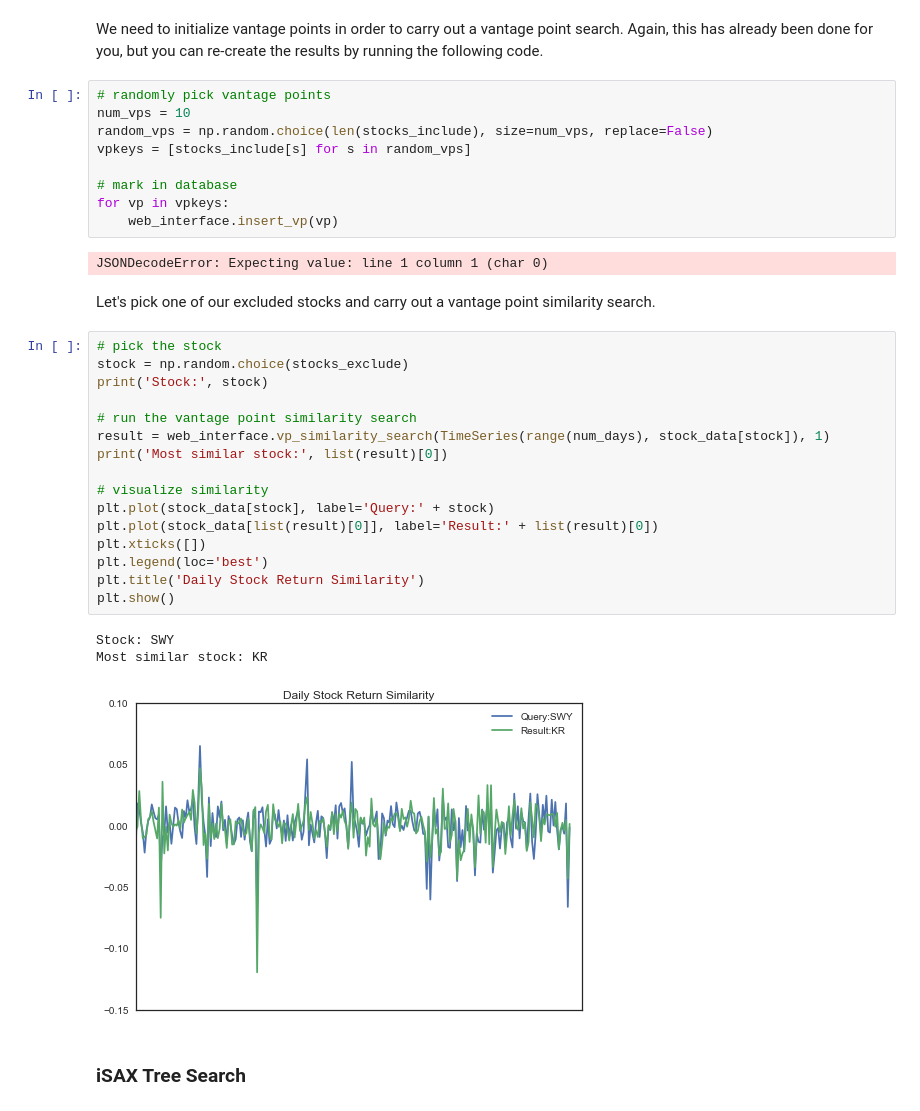
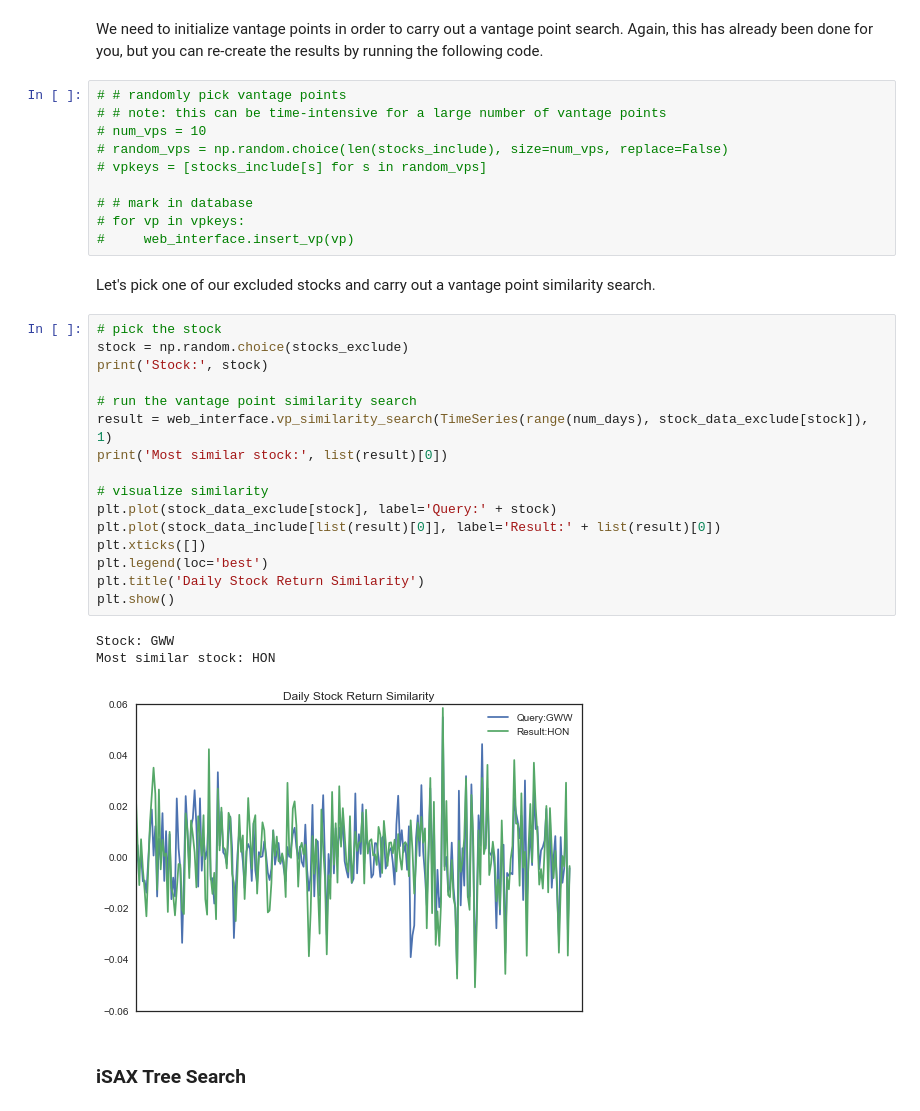
Before and after one commit to Mynti207/TimeDB, a Jupyter notebook: docs/stock_example_returns.ipynb, the cells around one changed output. Saved outputs shown, nothing was run; the diff lists cells and outputs as text.

```diff
--- a/docs/stock_example_returns.ipynb
+++ b/docs/stock_example_returns.ipynb
@@ -105,38 +105,37 @@ len(web_interface.select())
 # %% [markdown]
 We need to initialize vantage points in order to carry out a vantage point search. Again, this has already been done for you, but you can re-create the results by running the following code.
 # %%
-# randomly pick vantage points
-num_vps = 10
-random_vps = np.random.choice(len(stocks_include), size=num_vps, replace=False)
-vpkeys = [stocks_include[s] for s in random_vps]
+# # randomly pick vantage points
+# # note: this can be time-intensive for a large number of vantage points
+# num_vps = 10
+# random_vps = np.random.choice(len(stocks_include), size=num_vps, replace=False)
+# vpkeys = [stocks_include[s] for s in random_vps]
 
-# mark in database
-for vp in vpkeys:
-    web_interface.insert_vp(vp)
+# # mark in database
+# for vp in vpkeys:
+#     web_interface.insert_vp(vp)
-# %% [output]
-JSONDecodeError: Expecting value: line 1 column 1 (char 0)
 # %% [markdown]
 Let's pick one of our excluded stocks and carry out a vantage point similarity search.
 # %%
 # pick the stock
 stock = np.random.choice(stocks_exclude)
 print('Stock:', stock)
 
 # run the vantage point similarity search
-result = web_interface.vp_similarity_search(TimeSeries(range(num_days), stock_data[stock]), 1)
+result = web_interface.vp_similarity_search(TimeSeries(range(num_days), stock_data_exclude[stock]), 1)
 print('Most similar stock:', list(result)[0])
 
 # visualize similarity
-plt.plot(stock_data[stock], label='Query:' + stock)
-plt.plot(stock_data[list(result)[0]], label='Result:' + list(result)[0])
+plt.plot(stock_data_exclude[stock], label='Query:' + stock)
+plt.plot(stock_data_include[list(result)[0]], label='Result:' + list(result)[0])
 plt.xticks([])
 plt.legend(loc='best')
 plt.title('Daily Stock Return Similarity')
 plt.show()
 # %% [output]
-Stock: SWY
-Most similar stock: KR
+Stock: GWW
+Most similar stock: HON
-[figure, old version]
+[figure, new version]
 # %% [markdown]
 ### iSAX Tree Search
 # %% [markdown]
```
Also changed, not shown: parts of 8 cells of this notebook, 9 other files.
